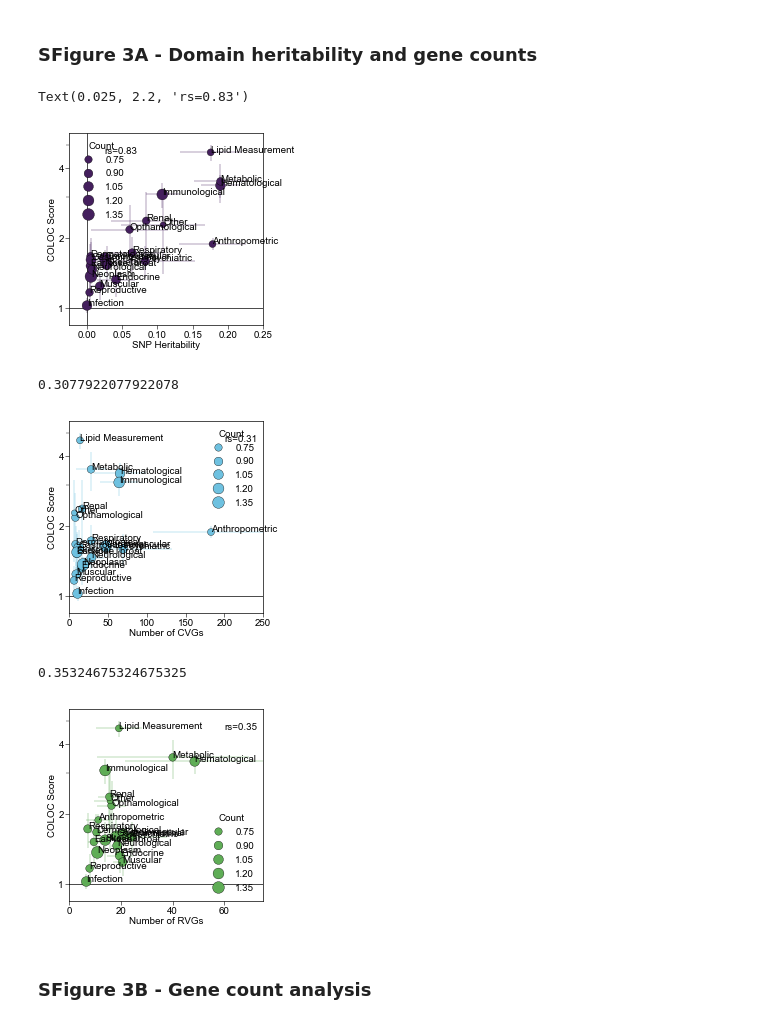
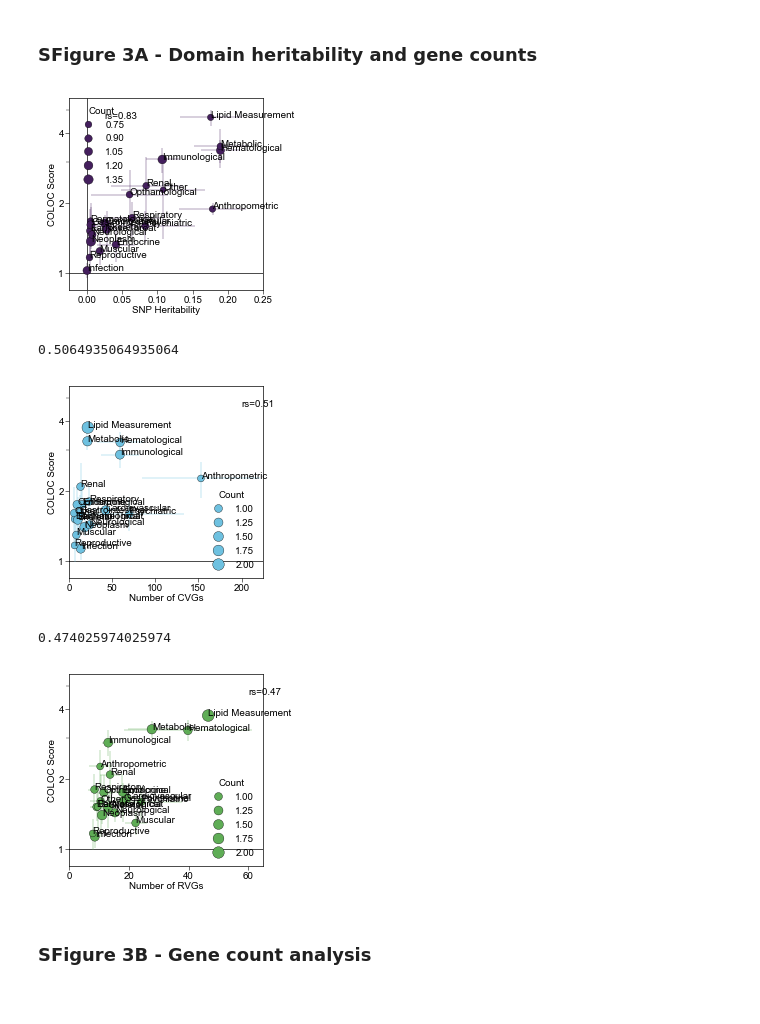
Before and after one commit to ShacharBavly/CARVA-focused, a Jupyter notebook: Notebooks/4B_FeatureAnalysis.ipynb, the cells around one changed output. Cells and saved outputs as stored; diff of their text form; code cells hidden in the pictures.

```diff
--- a/Notebooks/4B_FeatureAnalysis.ipynb
+++ b/Notebooks/4B_FeatureAnalysis.ipynb
@@ -388,12 +388,16 @@ domain_info.columns=['EFO', 'Domain']
 # %%
 best_h2 = best_df[best_df.EFO.isin(all_feat_h2.EFO)].copy()
 best_h2= best_h2.merge(all_feat_h2.loc[:, ('EFO', 'SNP-Heritability')]).merge(domain_info, on=['EFO'])
+
+best_df = best_df.merge(domain_info, on=['EFO'])
 # %%
 h2_order = best_h2.groupby('Domain').Log2SizeOE.median().sort_values(ascending=False).index
 # %%
 best_h2['SizeOE'] = best_h2.Log2SizeOE.apply(lambda x: 2**x)
+best_df['SizeOE'] = best_df.Log2SizeOE.apply(lambda x: 2**x)
 # %%
 best_h2['Domain'] = best_h2['Domain'].apply(lambda x: 'Other' if x in ['Hepatic', 'Pain'] else x)
+best_df['Domain'] = best_df['Domain'].apply(lambda x: 'Other' if x in ['Hepatic', 'Pain'] else x)
 # %%
 def get_mean_and_sem_per_domain(initial_df, x_col, y_col):
     plt_df = initial_df.loc[:, ('Domain', x_col, y_col)].groupby('Domain').mean().reset_index()
@@ -415,7 +419,8 @@ def get_mean_and_sem_per_domain(initial_df, x_col, y_col):
 def plot_domain_scatter(plt_df, x_col, y_col, color, annotate=False,):
     _ = plt.figure(figsize=(2.5,2.5))
     ax = plt.gca()
-    sns.scatterplot(plt_df, x=x_col, y=y_col, color=color, size='Count', zorder=3, edgecolor='black', linewidth=0.25)
+    sns.scatterplot(plt_df, x=x_col, y=y_col, color=color, size='Count', zorder=3, edgecolor='black', linewidth=0.25,
+                   size_norm=(np.log10(4), np.log10(120)))
     ax.hlines(y=plt_df[y_col], xmin=plt_df.x_low, xmax=plt_df.x_high, color=color, linewidth=0.3)
     ax.vlines(x=plt_df[x_col], ymin=plt_df.y_low, ymax=plt_df.y_high, color=color, linewidth=0.3)
     if annotate:
@@ -435,38 +440,37 @@ ax.set_ylabel('COLOC Score')
 ax.set_xlabel('SNP Heritability')
 ax.text(0.025, 2.2, s=f'rs={r:.2f}')
 # %% [output]
-Text(0.025, 2.2, 'rs=0.83')
 [figure]
 # %%
-plt_df_c, r = get_mean_and_sem_per_domain(best_h2, 'nCommon', 'SizeOE')
+plt_df_c, r = get_mean_and_sem_per_domain(best_df, 'nCommon', 'SizeOE')
 ax = plot_domain_scatter(plt_df_c, 'nCommon_mean', 'log2SizeOE', color=blue, annotate=True)
 ax.hlines(y=0, xmin=-1, xmax=250, color='black', linewidth=0.5, zorder=1)
 ax.set_yticks([-1, 0, 1, 2,], labels=[0.5, 1, 2, 4])
 _ = ax.set_yticks(np.log2([3,5, 6,]), minor=True)
 ax.set_ylim(-0.25,2.5)
-ax.set_xlim(0, 250)
+ax.set_xlim(0, 225)
 ax.set_ylabel('COLOC Score')
 ax.set_xlabel('Number of CVGs')
 ax.text(200, 2.2, s=f'rs={r:.2f}')
 print(r)
 # %% [output]
-0.3077922077922078
+0.5064935064935064
-[figure, old version]
+[figure, new version]
 # %%
-plt_df_c, r = get_mean_and_sem_per_domain(best_h2, 'nRare', 'SizeOE')
+plt_df_c, r = get_mean_and_sem_per_domain(best_df, 'nRare', 'SizeOE')
 ax = plot_domain_scatter(plt_df_c, 'nRare_mean', 'log2SizeOE', color=green, annotate=True)
 ax.hlines(y=0, xmin=-1, xmax=75, color='black', linewidth=0.5, zorder=1)
 ax.set_yticks([-1, 0, 1, 2,], labels=[0.5, 1, 2, 4])
 _ = ax.set_yticks(np.log2([3,5, 6,]), minor=True)
 ax.set_ylim(-0.25,2.5)
-ax.set_xlim(0, 75)
+ax.set_xlim(0, 65)
 ax.set_ylabel('COLOC Score')
 ax.set_xlabel('Number of RVGs')
 ax.text(60, 2.2, s=f'rs={r:.2f}')
 print(r)
 # %% [output]
-0.35324675324675325
+0.474025974025974
-[figure, old version]
+[figure, new version]
 # %% [markdown]
 ### SFigure 3B - Gene count analysis
 # %%
```
Also changed, not shown: parts of 10 cells of this notebook, 6 other files.
